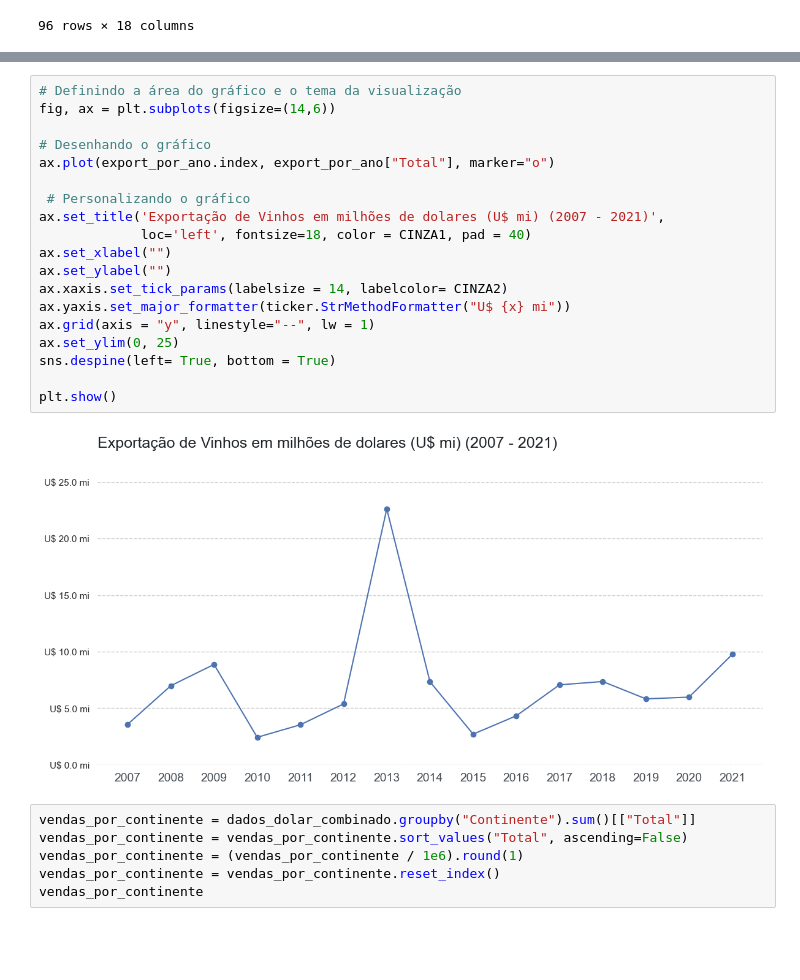
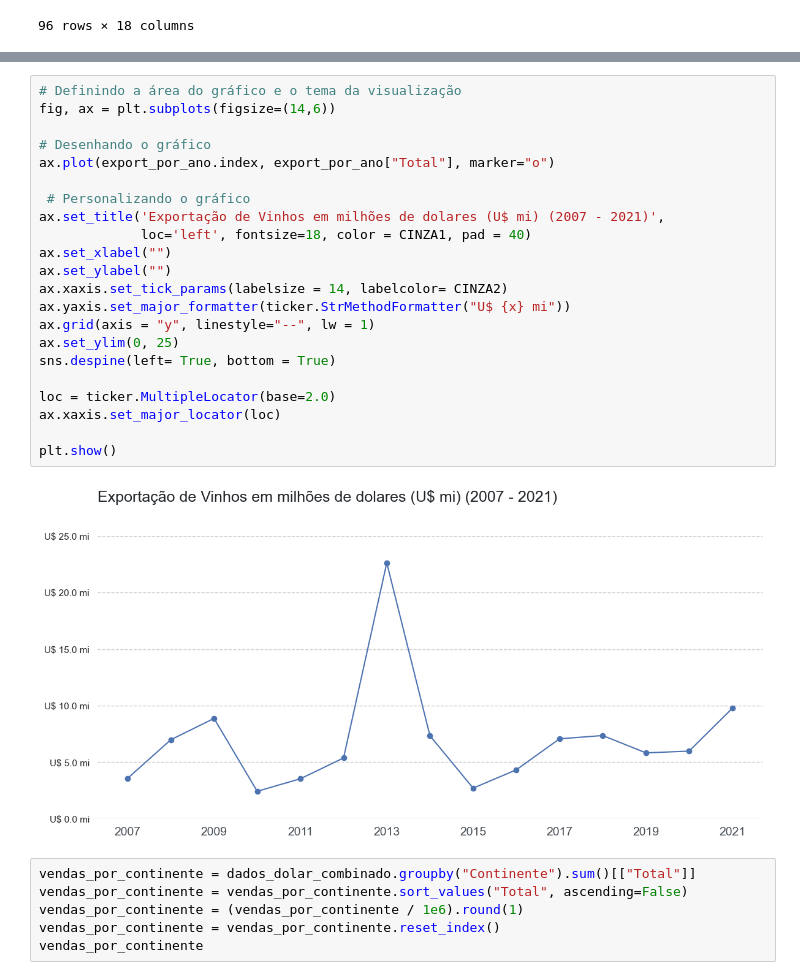
Before and after one commit to afonsosr2/techchallenge-grupo51, a Jupyter notebook: Desafio-vinhos.ipynb, the cells around one changed output, grey strips where cells are left out. Cells and saved outputs as stored; diff of their text form; blank space fills up the shorter version.

```diff
--- a/Desafio-vinhos.ipynb
+++ b/Desafio-vinhos.ipynb
@@ -189,24 +192,27 @@ export_por_ano.head(3)
 # %%
 # Definindo a área do gráfico e o tema da visualização
 fig, ax = plt.subplots(figsize=(14,6))
 
 # Desenhando o gráfico
 ax.plot(export_por_ano.index, export_por_ano["Total"], marker="o")
 
  # Personalizando o gráfico
 ax.set_title('Exportação de Vinhos em milhões de dolares (U$ mi) (2007 - 2021)',
              loc='left', fontsize=18, color = CINZA1, pad = 40)
 ax.set_xlabel("")
 ax.set_ylabel("")
 ax.xaxis.set_tick_params(labelsize = 14, labelcolor= CINZA2)
 ax.yaxis.set_major_formatter(ticker.StrMethodFormatter("U$ {x} mi"))
 ax.grid(axis = "y", linestyle="--", lw = 1)
 ax.set_ylim(0, 25)
 sns.despine(left= True, bottom = True)
 
+loc = ticker.MultipleLocator(base=2.0)
+ax.xaxis.set_major_locator(loc)
+
 plt.show()
 # %% [output]
-[figure, old version]
+[figure, new version]
 # %%
 vendas_por_continente = dados_dolar_combinado.groupby("Continente").sum()[["Total"]]
 vendas_por_continente = vendas_por_continente.sort_values("Total", ascending=False)
```
Also changed, not shown: parts of 18 cells of this notebook.
